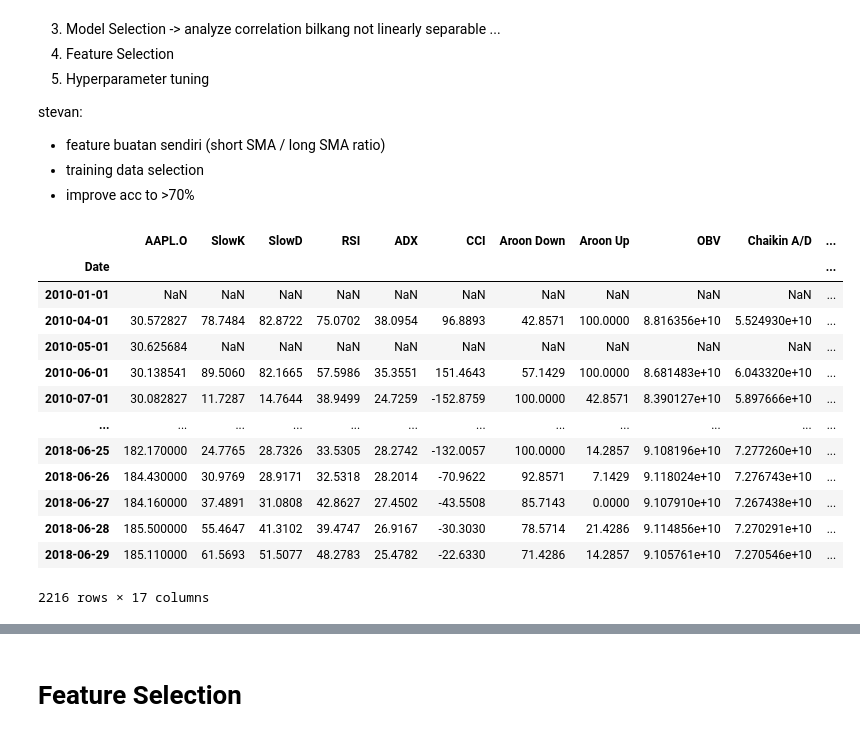
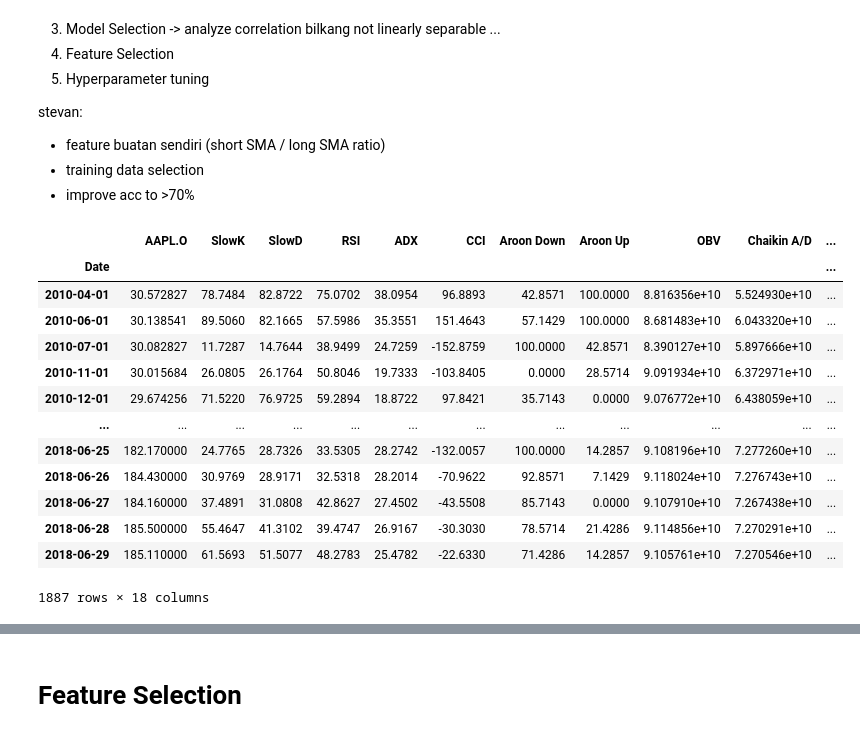
Before and after one commit to albertarielw/qf2103, a Jupyter notebook: hmm/model.ipynb, the cells around one changed output, grey strips where cells are left out. Saved outputs shown, nothing was run; the diff lists cells and outputs as text; code cells hidden in the pictures.

```diff
--- a/hmm/model.ipynb
+++ b/hmm/model.ipynb
@@ -81,31 +81,32 @@ def predict_position(train, test):
 
     return predicted_rise_fall
 # %%
-apple_data = pd.read_csv('apple_output.csv', index_col = 0, parse_dates = True)
+apple_data = pd.read_csv('apple_output.csv', index_col = 0, parse_dates = True).dropna()
 apple_data['SMA_EMA_ratio'] = apple_data['SMA'] / apple_data['EMA']
-SMA_short = 20
-SMA_long = 50
+SMA_short = 7
+SMA_long = 20
 apple_data['SMA_Short'] = apple_data['AAPL.O'].rolling(SMA_short).mean()
 apple_data['SMA_Long'] = apple_data['AAPL.O'].rolling(SMA_long).mean()
 apple_data['SMA_Long_Short'] = apple_data['SMA_Short'] / apple_data['SMA_Long']
+apple_data['data'] = apple_data['AAPL.O']
 apple_data['direction'] = np.where(apple_data['AAPL.O'] <= apple_data['AAPL.O'].shift(-1), 1, -1)
 
 apple_data
 # %% [output]
 |  | AAPL.O | SlowK | SlowD | RSI | ADX | CCI | Aroon Down | Aroon Up | OBV | Chaikin A/D | ... |
 | Date |  |  |  |  |  |  |  |  |  |  | ... |
-| 2010-01-01 | NaN | NaN | NaN | NaN | NaN | NaN | NaN | NaN | NaN | NaN | ... |
 | 2010-04-01 | 30.572827 | 78.7484 | 82.8722 | 75.0702 | 38.0954 | 96.8893 | 42.8571 | 100.0000 | 8.816356e+10 | 5.524930e+10 | ... |
-| 2010-05-01 | 30.625684 | NaN | NaN | NaN | NaN | NaN | NaN | NaN | NaN | NaN | ... |
 | 2010-06-01 | 30.138541 | 89.5060 | 82.1665 | 57.5986 | 35.3551 | 151.4643 | 57.1429 | 100.0000 | 8.681483e+10 | 6.043320e+10 | ... |
 | 2010-07-01 | 30.082827 | 11.7287 | 14.7644 | 38.9499 | 24.7259 | -152.8759 | 100.0000 | 42.8571 | 8.390127e+10 | 5.897666e+10 | ... |
+| 2010-11-01 | 30.015684 | 26.0805 | 26.1764 | 50.8046 | 19.7333 | -103.8405 | 0.0000 | 28.5714 | 9.091934e+10 | 6.372971e+10 | ... |
+| 2010-12-01 | 29.674256 | 71.5220 | 76.9725 | 59.2894 | 18.8722 | 97.8421 | 35.7143 | 0.0000 | 9.076772e+10 | 6.438059e+10 | ... |
 | ... | ... | ... | ... | ... | ... | ... | ... | ... | ... | ... | ... |
 | 2018-06-25 | 182.170000 | 24.7765 | 28.7326 | 33.5305 | 28.2742 | -132.0057 | 100.0000 | 14.2857 | 9.108196e+10 | 7.277260e+10 | ... |
 | 2018-06-26 | 184.430000 | 30.9769 | 28.9171 | 32.5318 | 28.2014 | -70.9622 | 92.8571 | 7.1429 | 9.118024e+10 | 7.276743e+10 | ... |
 | 2018-06-27 | 184.160000 | 37.4891 | 31.0808 | 42.8627 | 27.4502 | -43.5508 | 85.7143 | 0.0000 | 9.107910e+10 | 7.267438e+10 | ... |
 | 2018-06-28 | 185.500000 | 55.4647 | 41.3102 | 39.4747 | 26.9167 | -30.3030 | 78.5714 | 21.4286 | 9.114856e+10 | 7.270291e+10 | ... |
 | 2018-06-29 | 185.110000 | 61.5693 | 51.5077 | 48.2783 | 25.4782 | -22.6330 | 71.4286 | 14.2857 | 9.105761e+10 | 7.270546e+10 | ... |
-2216 rows × 17 columns
+1887 rows × 18 columns
 # %%
 scaler = MinMaxScaler()
 
```
Also changed, not shown: parts of 16 cells of this notebook, 4 other files.
